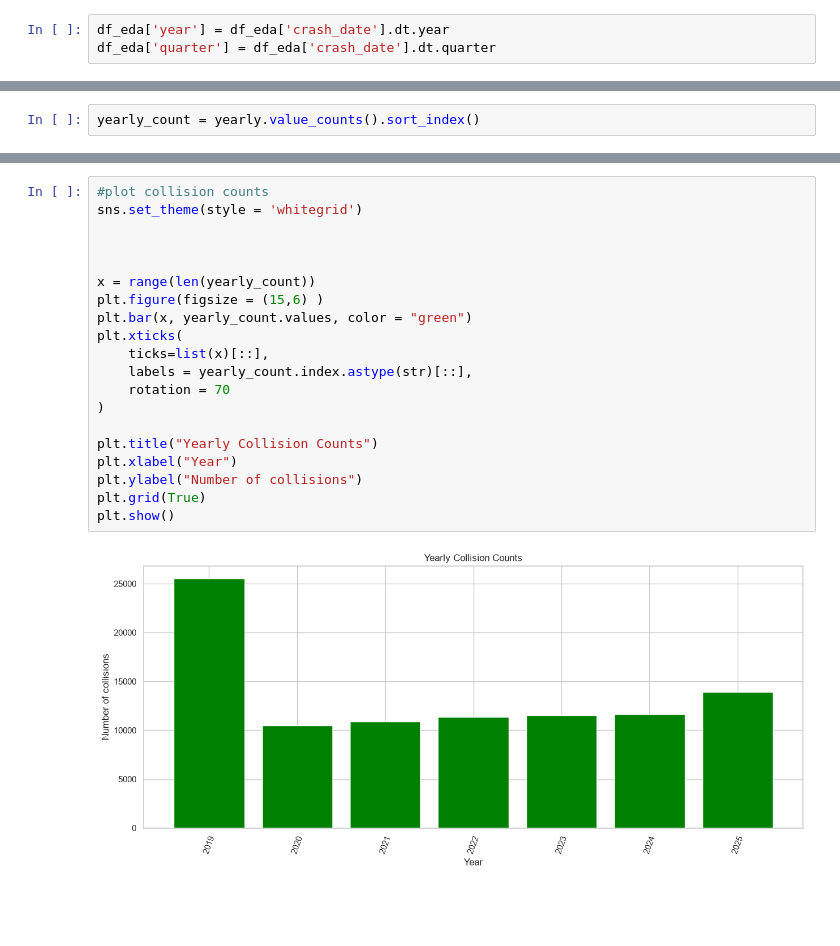
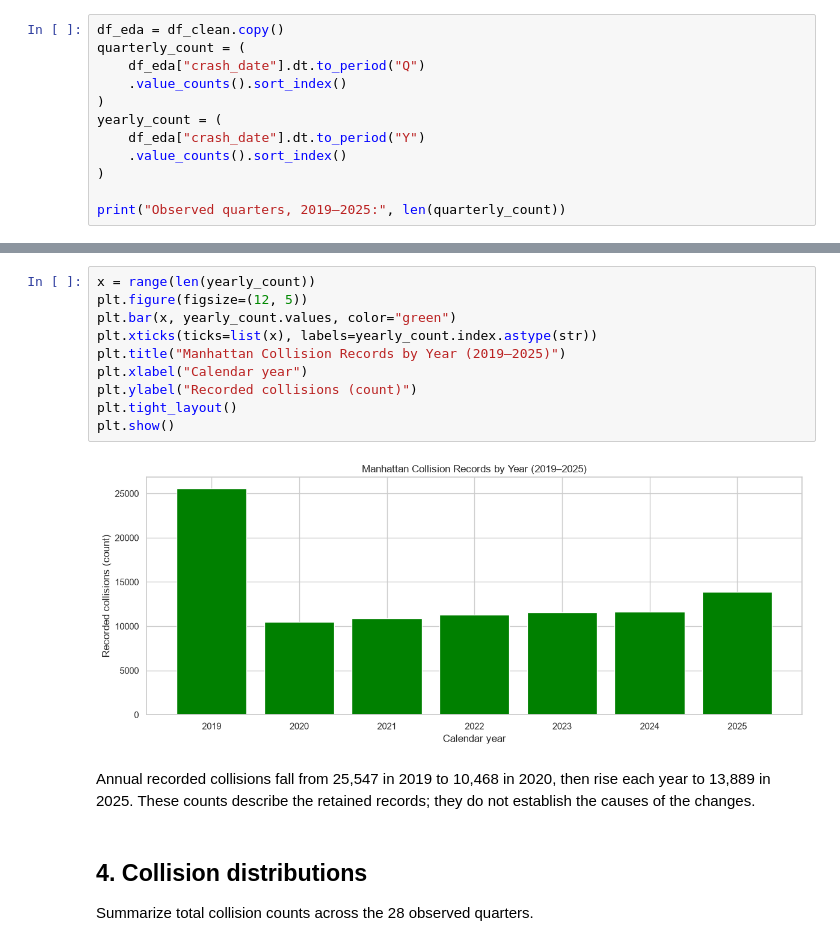
Before and after one commit to andrewgabrielm/RoadRisk, a Jupyter notebook: notebooks/02_eda.ipynb, the cells around one changed output, grey strips where cells are left out. Cells and saved outputs as stored; diff of their text form; blank space fills up the shorter version.

```diff
--- a/notebooks/02_eda.ipynb
+++ b/notebooks/02_eda.ipynb
@@ -212,3 +147,12 @@ memory usage: 5.1 MB
 # %%
-df_eda['year'] = df_eda['crash_date'].dt.year
-df_eda['quarter'] = df_eda['crash_date'].dt.quarter
+df_eda = df_clean.copy()
+quarterly_count = (
+    df_eda["crash_date"].dt.to_period("Q")
+    .value_counts().sort_index()
+)
+yearly_count = (
+    df_eda["crash_date"].dt.to_period("Y")
+    .value_counts().sort_index()
+)
+
+print("Observed quarters, 2019–2025:", len(quarterly_count))
@@ -220,2 +160,0 @@ yearly = df_eda['crash_date'].dt.to_period('Y')
-# %%
-yearly_count = yearly.value_counts().sort_index()
@@ -250,22 +177,18 @@ plt.show()
 # %%
-#plot collision counts
-sns.set_theme(style = 'whitegrid')
-
-
-
 x = range(len(yearly_count))
-plt.figure(figsize = (15,6) )
-plt.bar(x, yearly_count.values, color = "green")
-plt.xticks(
-    ticks=list(x)[::],
-    labels = yearly_count.index.astype(str)[::],
-    rotation = 70
-)
-
-plt.title("Yearly Collision Counts")
-plt.xlabel("Year")
-plt.ylabel("Number of collisions")
-plt.grid(True)
+plt.figure(figsize=(12, 5))
+plt.bar(x, yearly_count.values, color="green")
+plt.xticks(ticks=list(x), labels=yearly_count.index.astype(str))
+plt.title("Manhattan Collision Records by Year (2019–2025)")
+plt.xlabel("Calendar year")
+plt.ylabel("Recorded collisions (count)")
+plt.tight_layout()
 plt.show()
 # %% [output]
-[figure, old version]
+[figure, new version]
+# %% [markdown]
+Annual recorded collisions fall from 25,547 in 2019 to 10,468 in 2020, then rise each year to 13,889 in 2025. These counts describe the retained records; they do not establish the causes of the changes.
+# %% [markdown]
+## 4. Collision distributions
+
+Summarize total collision counts across the 28 observed quarters.
```
Also changed, not shown: parts of 50 cells of this notebook, 3 other files.
